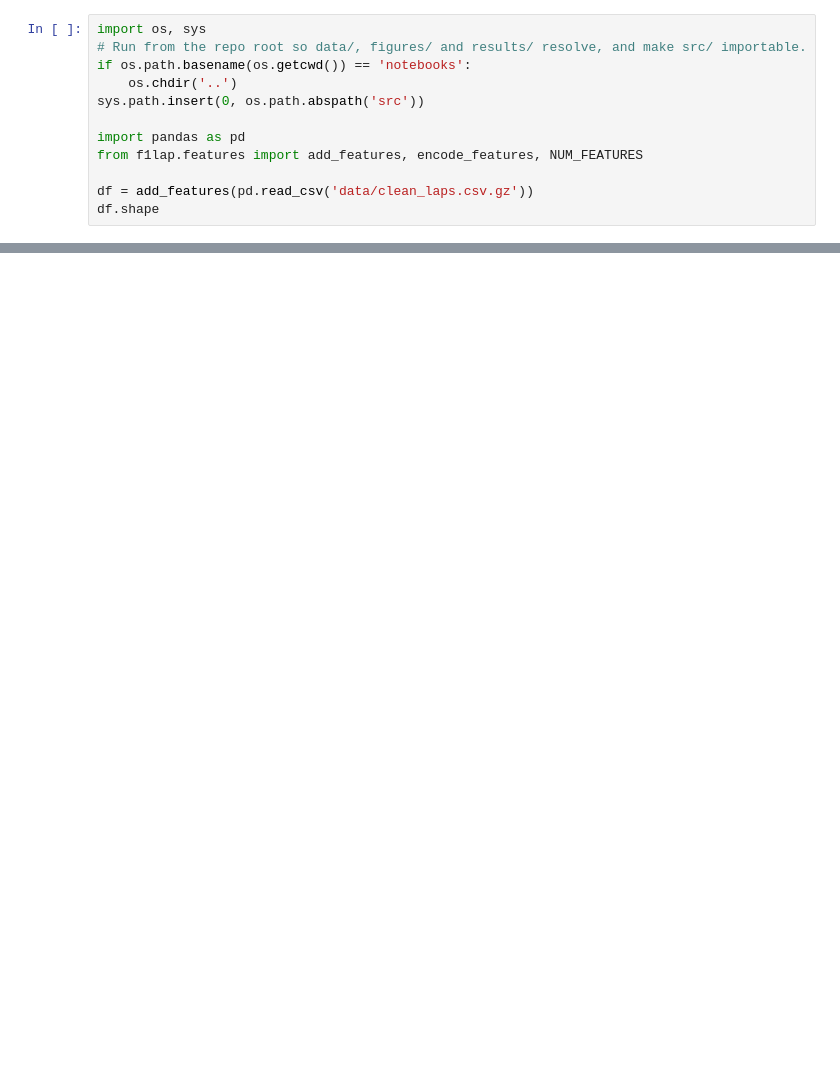
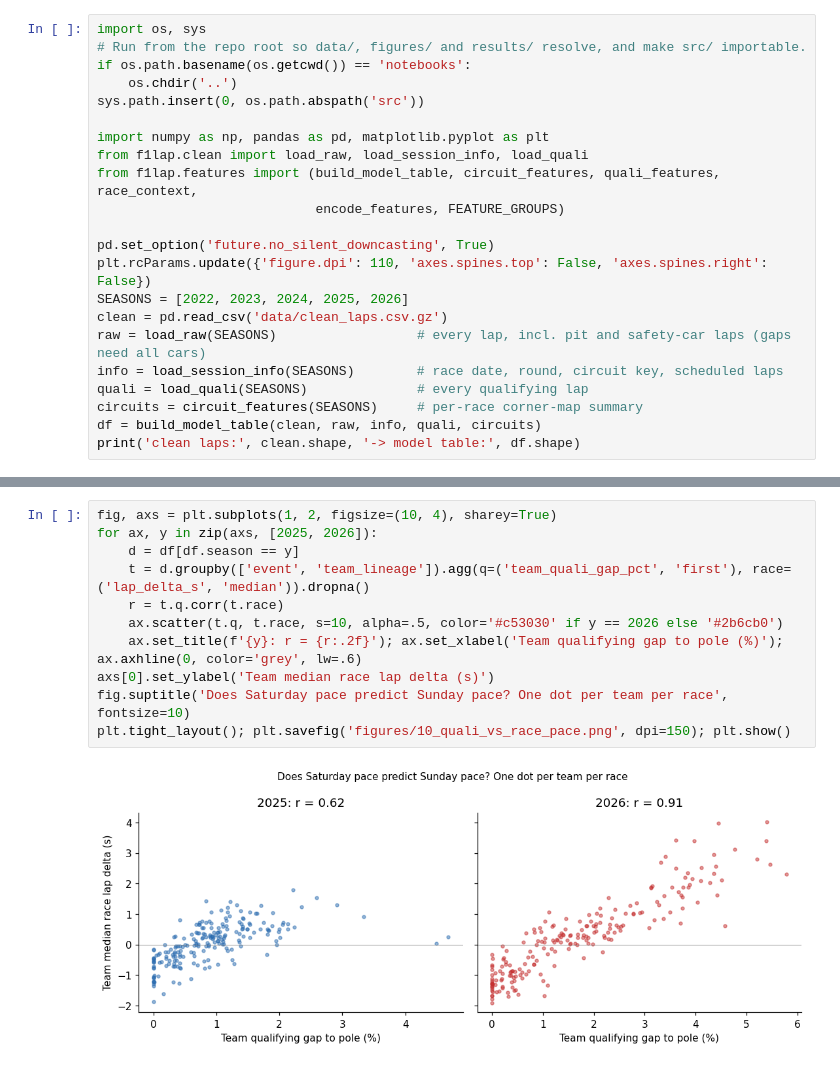
Before and after one commit to sagrawal11/DIS-ML-Final-Project, a Jupyter notebook: notebooks/03_feature_engineering.ipynb, the cells around one changed output, grey strips where cells are left out. Cells and saved outputs as stored; diff of their text form; blank space fills up the shorter version.

```diff
--- a/notebooks/03_feature_engineering.ipynb
+++ b/notebooks/03_feature_engineering.ipynb
@@ -10,9 +12,19 @@ if os.path.basename(os.getcwd()) == 'notebooks':
     os.chdir('..')
 sys.path.insert(0, os.path.abspath('src'))
 
-import pandas as pd
-from f1lap.features import add_features, encode_features, NUM_FEATURES
+import numpy as np, pandas as pd, matplotlib.pyplot as plt
+from f1lap.clean import load_raw, load_session_info, load_quali
+from f1lap.features import (build_model_table, circuit_features, quali_features, race_context,
+                            encode_features, FEATURE_GROUPS)
 
-df = add_features(pd.read_csv('data/clean_laps.csv.gz'))
-df.shape
+pd.set_option('future.no_silent_downcasting', True)
+plt.rcParams.update({'figure.dpi': 110, 'axes.spines.top': False, 'axes.spines.right': False})
+SEASONS = [2022, 2023, 2024, 2025, 2026]
+clean = pd.read_csv('data/clean_laps.csv.gz')
+raw = load_raw(SEASONS)                  # every lap, incl. pit and safety-car laps (gaps need all cars)
+info = load_session_info(SEASONS)        # race date, round, circuit key, scheduled laps
+quali = load_quali(SEASONS)              # every qualifying lap
+circuits = circuit_features(SEASONS)     # per-race corner-map summary
+df = build_model_table(clean, raw, info, quali, circuits)
+print('clean laps:', clean.shape, '-> model table:', df.shape)
 # %% [output]
@@ -65,0 +176,13 @@ Feature matrix: (90488, 20) | missing values: 0
+# %%
+fig, axs = plt.subplots(1, 2, figsize=(10, 4), sharey=True)
+for ax, y in zip(axs, [2025, 2026]):
+    d = df[df.season == y]
+    t = d.groupby(['event', 'team_lineage']).agg(q=('team_quali_gap_pct', 'first'), race=('lap_delta_s', 'median')).dropna()
+    r = t.q.corr(t.race)
+    ax.scatter(t.q, t.race, s=10, alpha=.5, color='#c53030' if y == 2026 else '#2b6cb0')
+    ax.set_title(f'{y}: r = {r:.2f}'); ax.set_xlabel('Team qualifying gap to pole (%)'); ax.axhline(0, color='grey', lw=.6)
+axs[0].set_ylabel('Team median race lap delta (s)')
+fig.suptitle('Does Saturday pace predict Sunday pace? One dot per team per race', fontsize=10)
+plt.tight_layout(); plt.savefig('figures/10_quali_vs_race_pace.png', dpi=150); plt.show()
+# %% [output]
+[figure, added]
```
Also changed, not shown: parts of 27 cells of this notebook, 15 other files.
